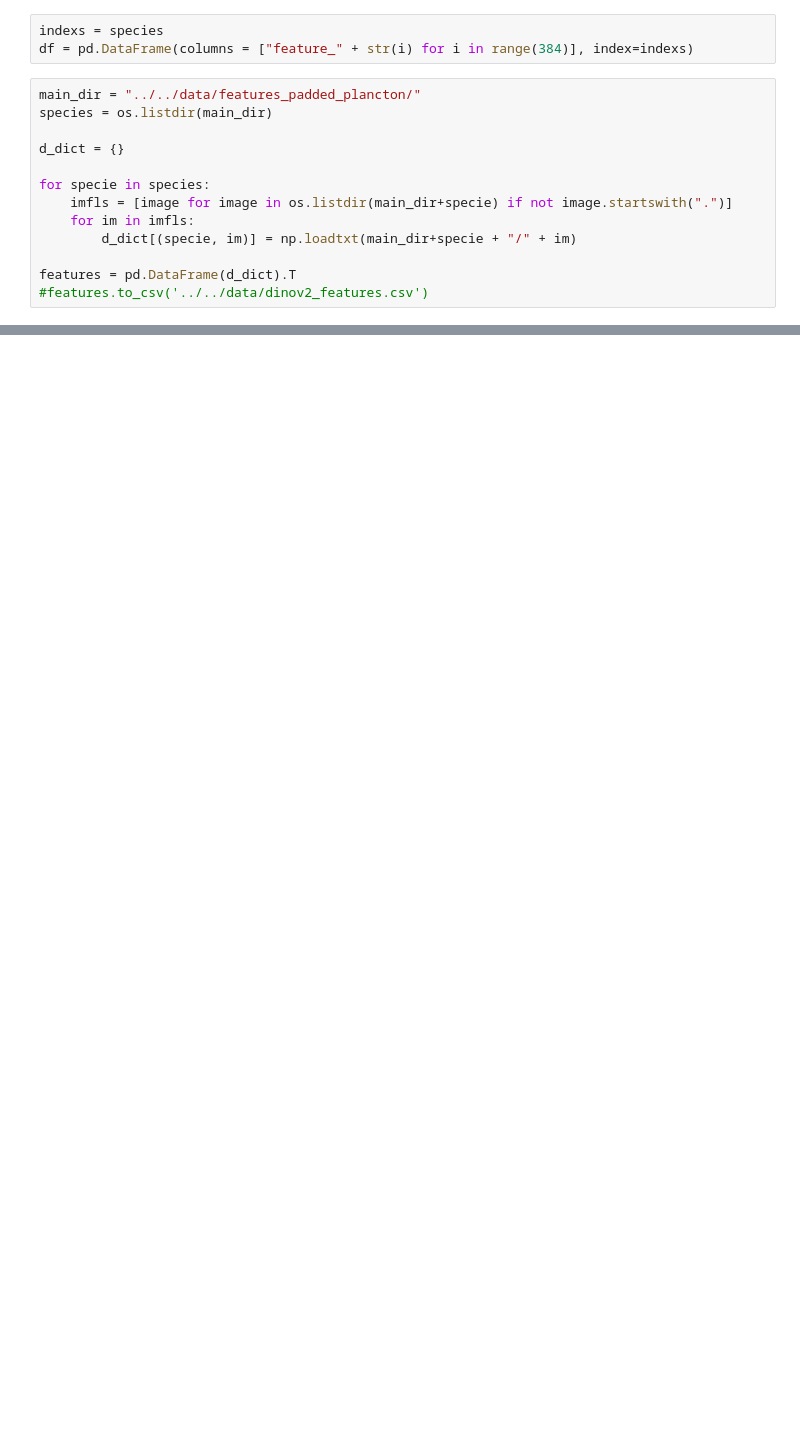
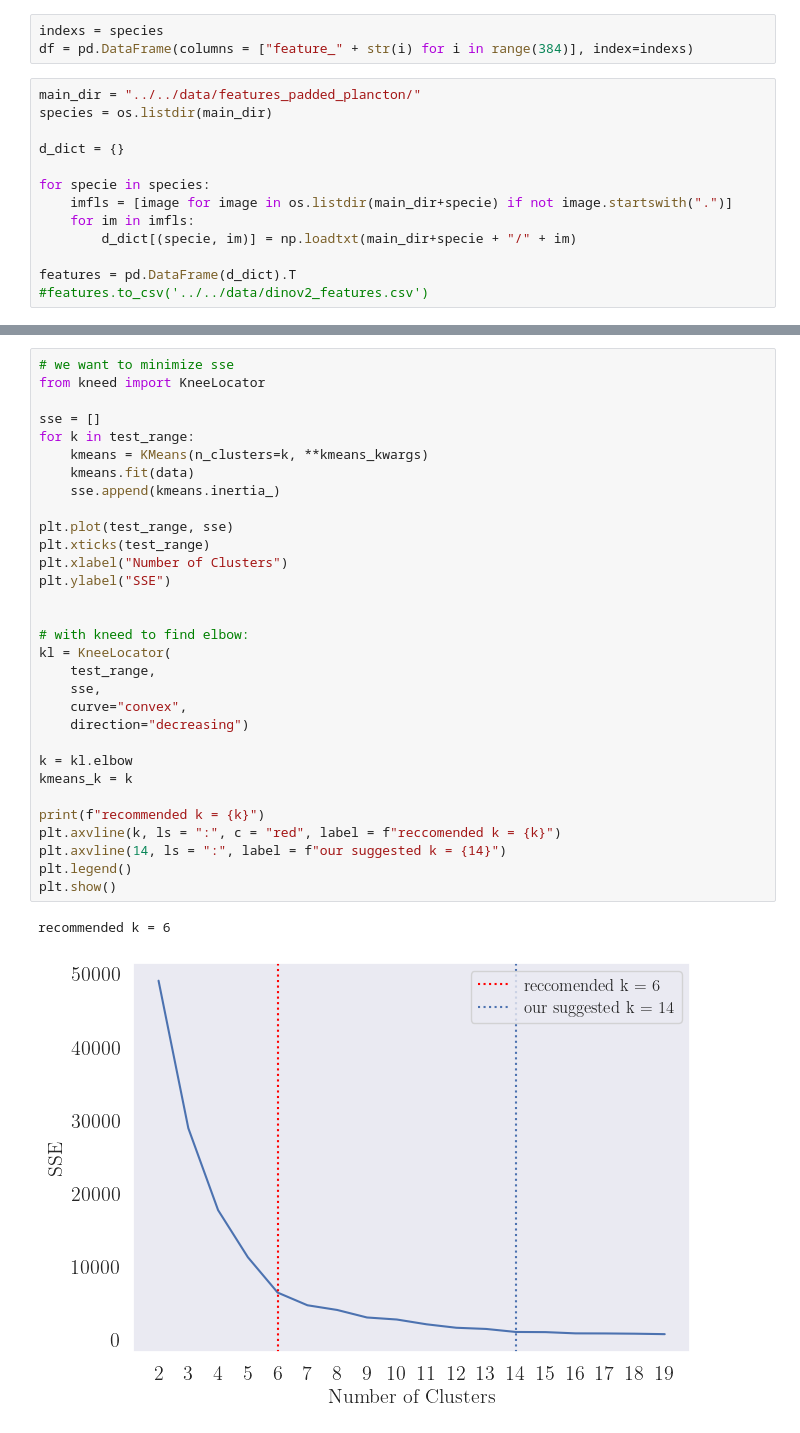
Before and after one commit to evengar/FYS-STK4155-Project3, a Jupyter notebook: examples/tests_eb/structure_tests.ipynb, the cells around one changed output, grey strips where cells are left out. Drawn from its saved outputs; the diff is of its cells as text; blank space fills up the shorter version.

```diff
--- a/examples/tests_eb/structure_tests.ipynb
+++ b/examples/tests_eb/structure_tests.ipynb
@@ -159,0 +232,34 @@ plt.show()
+# %%
+# we want to minimize sse
+from kneed import KneeLocator
+
+sse = []
+for k in test_range:
+    kmeans = KMeans(n_clusters=k, **kmeans_kwargs)
+    kmeans.fit(data)
+    sse.append(kmeans.inertia_)
+
+plt.plot(test_range, sse)
+plt.xticks(test_range)
+plt.xlabel("Number of Clusters")
+plt.ylabel("SSE")
+
+
+# with kneed to find elbow:
+kl = KneeLocator(
+    test_range,
+    sse,
+    curve="convex",
+    direction="decreasing")
+
+k = kl.elbow
+kmeans_k = k
+
+print(f"recommended k = {k}")
+plt.axvline(k, ls = ":", c = "red", label = f"reccomended k = {k}")
+plt.axvline(14, ls = ":", label = f"our suggested k = {14}")
+plt.legend()
+plt.show()
+# %% [output]
+recommended k = 6
+[figure, added]
```
Also changed, not shown: parts of 9 cells of this notebook, 6 other files.
